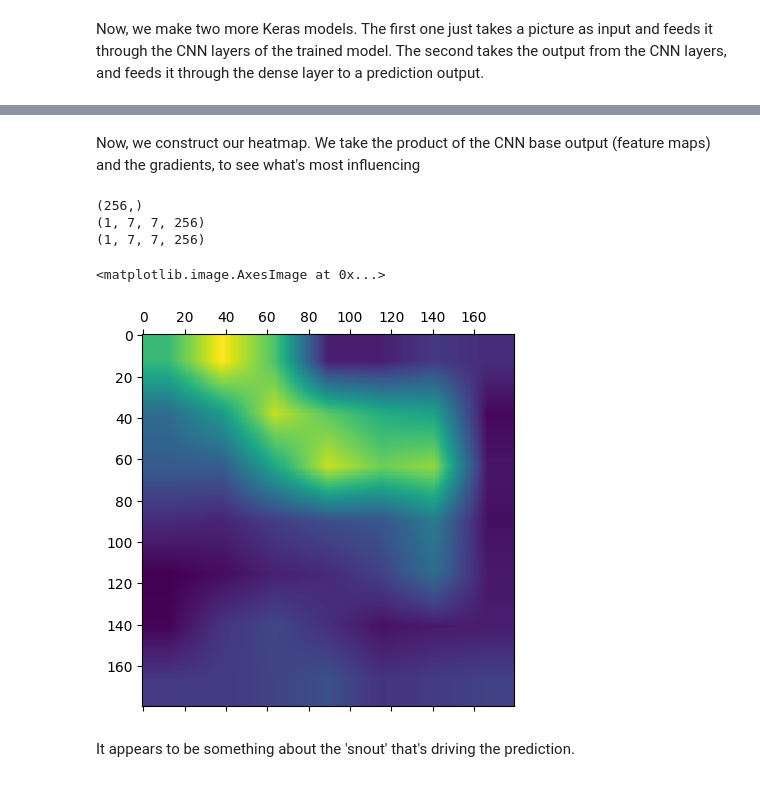
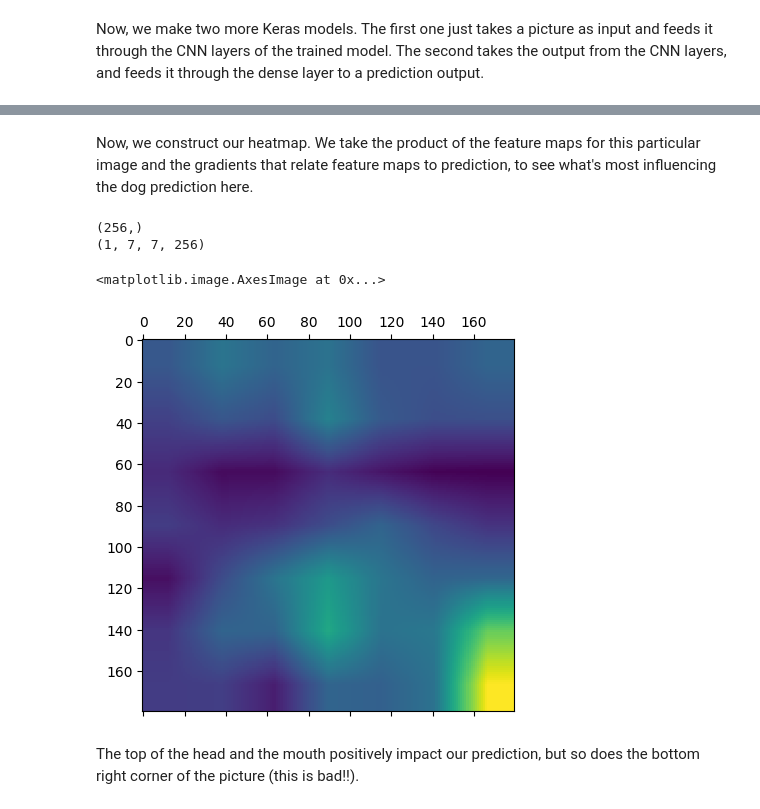
Before and after one commit to gburtch/BA865-2025, a Jupyter notebook: Week 4/7.3 - Visualize Feature Maps.ipynb, the cells around one changed output, grey strips where cells are left out. Drawn from its saved outputs; the diff is of its cells as text; code cells hidden in the pictures.

```diff
--- a/Week 4/7.3 - Visualize Feature Maps.ipynb
+++ b/Week 4/7.3 - Visualize Feature Maps.ipynb
@@ -16,8 +16,8 @@ Mounted at /content/drive
 Next, we load an impage to feed through the model...
 # %%
 img_path = keras.utils.get_file(
-    fname="cat10.jpg",
-    origin="https://i.guim.co.uk/img/media/26392d05302e02f7bf4eb143bb84c8097d09144b/446_167_3683_2210/master/3683.jpg?width=1200&height=1200&quality=85&auto=format&fit=crop&s=49ed3252c0b2ffb49cf8b508892e452d")
+    fname="1000_F_103975260_sOa1Cq2QNhenLiovsuFo39qRZbi0eXZM.jpg",
+    origin="https://as1.ftcdn.net/jpg/01/03/97/52/1000_F_103975260_sOa1Cq2QNhenLiovsuFo39qRZbi0eXZM.jpg")
 
 def get_img_array(img_path, target_size):
     img = keras.utils.load_img(
@@ -164,42 +197,42 @@ grads shape is: (1, 7, 7, 256)
 # %% [markdown]
-Now, we construct our heatmap. We take the product of the CNN base output (feature maps) and the gradients, to see what's most influencing
+Now, we construct our heatmap. We take the product of the feature maps for this particular image and the gradients that relate feature maps to prediction, to see what's most influencing the dog prediction here.
 # %%
 import cv2
 
-pooled_grads = tf.reduce_mean(grads, axis=(0, 1, 2)).numpy() # We get the average gradient associated with each filters' weights.
+pooled_grads = tf.reduce_mean(grads, axis=(0, 1, 2)).numpy() # We average over all the gradients associated with a given feature-map.
 print(pooled_grads.shape)
 
 print(last_conv_layer_output.shape)
-last_conv_layer_output = last_conv_layer_output # Here we are getting the processed image output from our Convolutional layers.
-print(last_conv_layer_output.shape)
 
-# Here we are multiplying the average gradient associated with each filter by the filter's output (feature map)... positive gradients are driving toward 1, negative toward 0.
+# Here we are multiplying the average gradient associated with each filter by that filter's output feature map... positive gradients are driving toward 1, negative toward 0.
+# Basically... does the filter matter a lot * is the filter activated = heat!
 for i in range(pooled_grads.shape[-1]):
+    # Element wise multiplication, for a given index filter, multply all elements by the average gradient for that filter.
     last_conf_layer_output = last_conv_layer_output[:,:,:,i] * pooled_grads[i]
 
-# We then make our heatmap as the average value in each element position across the 256 gradient-weighted feature maps.
-# That is, for each position in the 7x7 convolutional output, we've multiplied it by all the 256 filter-specific average gradients, and now we are averaging over the resulting 256 values.
-# Higher value means we had more filters applying in this spot that were all driving us systematically toward a prediction of 1. Smaller means closer to prediction of 0.
+# Finally, for each cell in each of the 256, 7x7 feature maps, we've multiplied the cell value by the pooled gradient for that filter.
+# Now, we are lininig up all those 7x7 featuremaps atop one another and averaging each cell position (was this position activated a lot or not much, across the 256 filters, collectively?)
+# Higher values means we had more filters activated at this spot, that were all driving us systematically toward a prediction of 1. Smaller means closer to prediction of 0.
 heatmap = np.mean(last_conv_layer_output, axis=-1)
 
 heatmap = heatmap[-1]
 
-# Here, we are are removing negative values and just setting them to 0's (can't draw a negative pixel value)
-heatmap = np.maximum(heatmap, 0)
-heatmap /= np.max(heatmap) # Here we are dividing by the maximum, so our values will all range from 0-1.
+# Here, we are are shifting all values to start at 0
+heatmap = heatmap + -1*np.min(heatmap)
+# Here, we are dividing by the max value so results all range from 0 to 1.
+heatmap /= np.max(heatmap)
 
-# We are upscaling the heatmap using interpolation.
+# Finally, we are upscaling the heatmap using interpolation (for smoothing the colors) so it matches the dimensionality of our input picture.
 heatmap = cv2.resize(heatmap, (img_tensor.shape[2], img_tensor.shape[1])) # Resize to (width, height)
 
 plt.matshow(heatmap)
 # %% [output]
 (256,)
 (1, 7, 7, 256)
-(1, 7, 7, 256)
 <matplotlib.image.AxesImage at 0x...>
-[figure, old version]
+[figure, new version]
-# %% [markdown]
-It appears to be something about the 'snout' that's driving the prediction.
+# %% [markdown]
+The top of the head and the mouth positively impact our prediction, but so does the bottom right corner of the picture (this is bad!!).
 # %%
 from matplotlib import colormaps as cm
 
```
Also changed, not shown: parts of 9 cells of this notebook, 6 other files.
